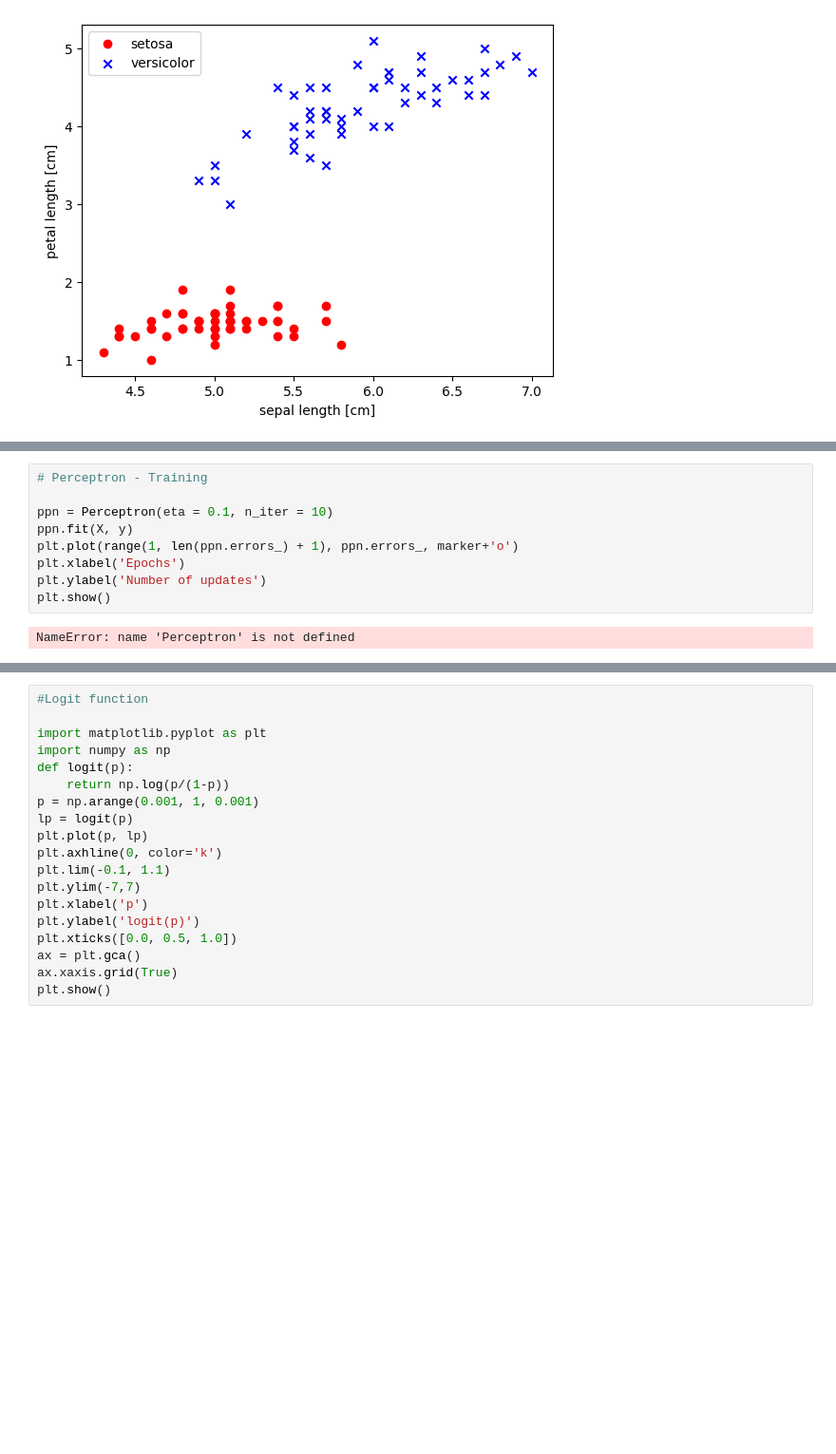
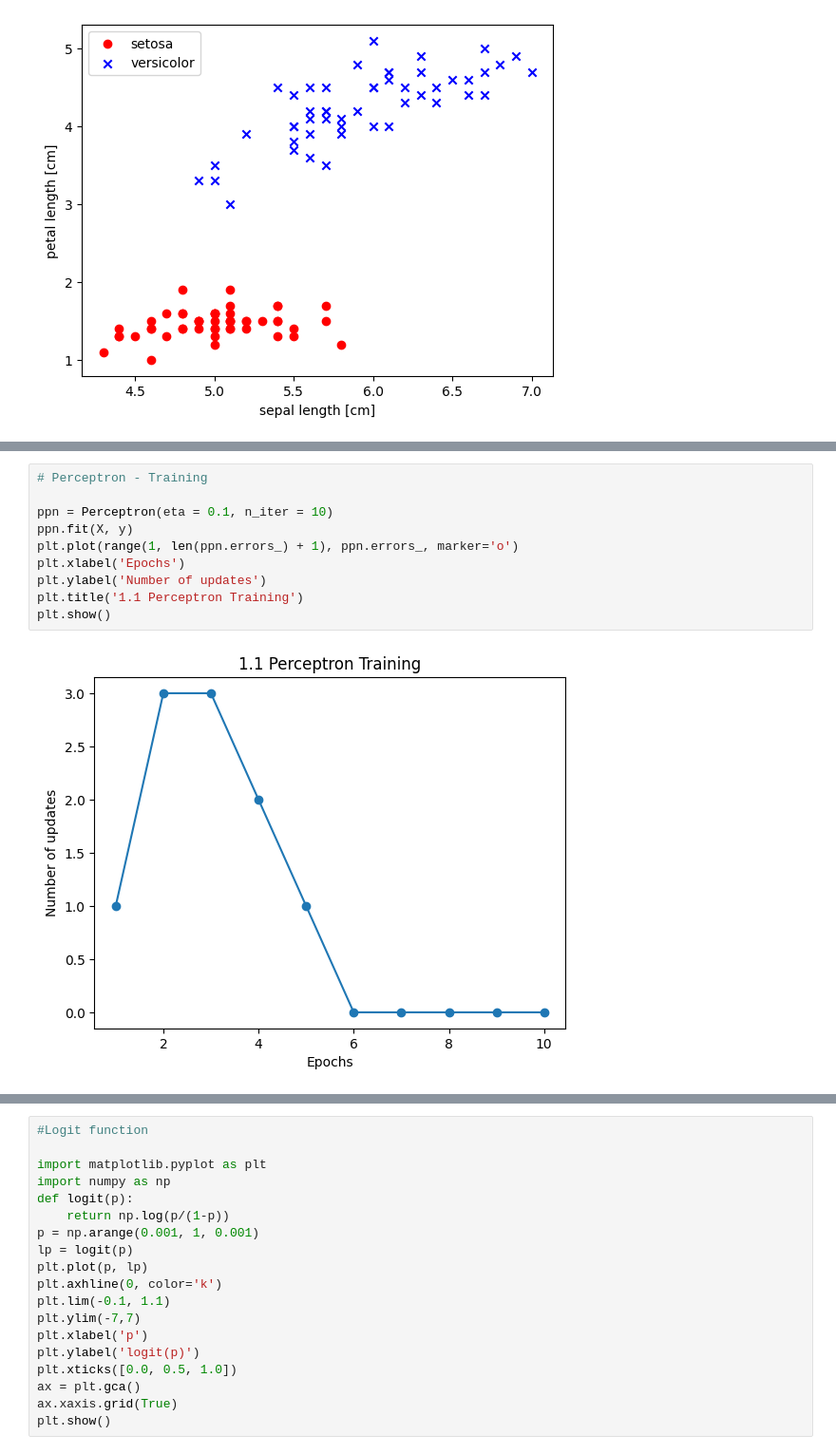
Before and after one commit to dae9999nam/COMP3314, a Jupyter notebook: COMP3314_Machine_Learning.ipynb, the cells around one changed output, grey strips where cells are left out. Shown at 95% size. Drawn from its saved outputs; the diff is of its cells as text; blank space fills up the shorter version.

```diff
--- a/COMP3314_Machine_Learning.ipynb
+++ b/COMP3314_Machine_Learning.ipynb
@@ -158,14 +158,15 @@ plt.show()
 # %%
 # Perceptron - Training
 
 ppn = Perceptron(eta = 0.1, n_iter = 10)
 ppn.fit(X, y)
-plt.plot(range(1, len(ppn.errors_) + 1), ppn.errors_, marker+'o')
+plt.plot(range(1, len(ppn.errors_) + 1), ppn.errors_, marker='o')
 plt.xlabel('Epochs')
 plt.ylabel('Number of updates')
+plt.title('1.1 Perceptron Training')
 plt.show()
 # %% [output]
-NameError: name 'Perceptron' is not defined
+[figure, added]
 # %%
 #Perceptron - Plotting Decision Region
 
```
Also changed, not shown: parts of 8 cells of this notebook.
